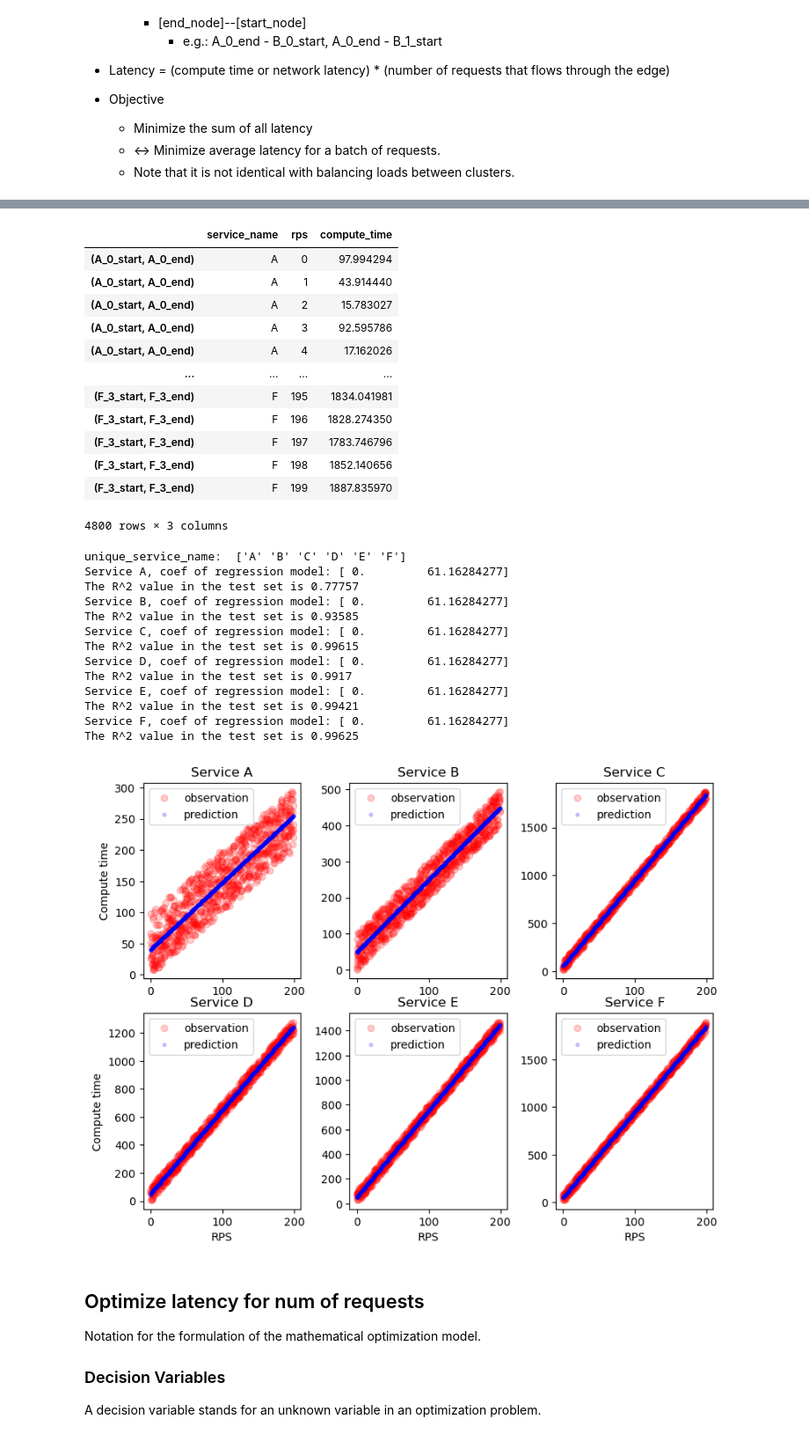
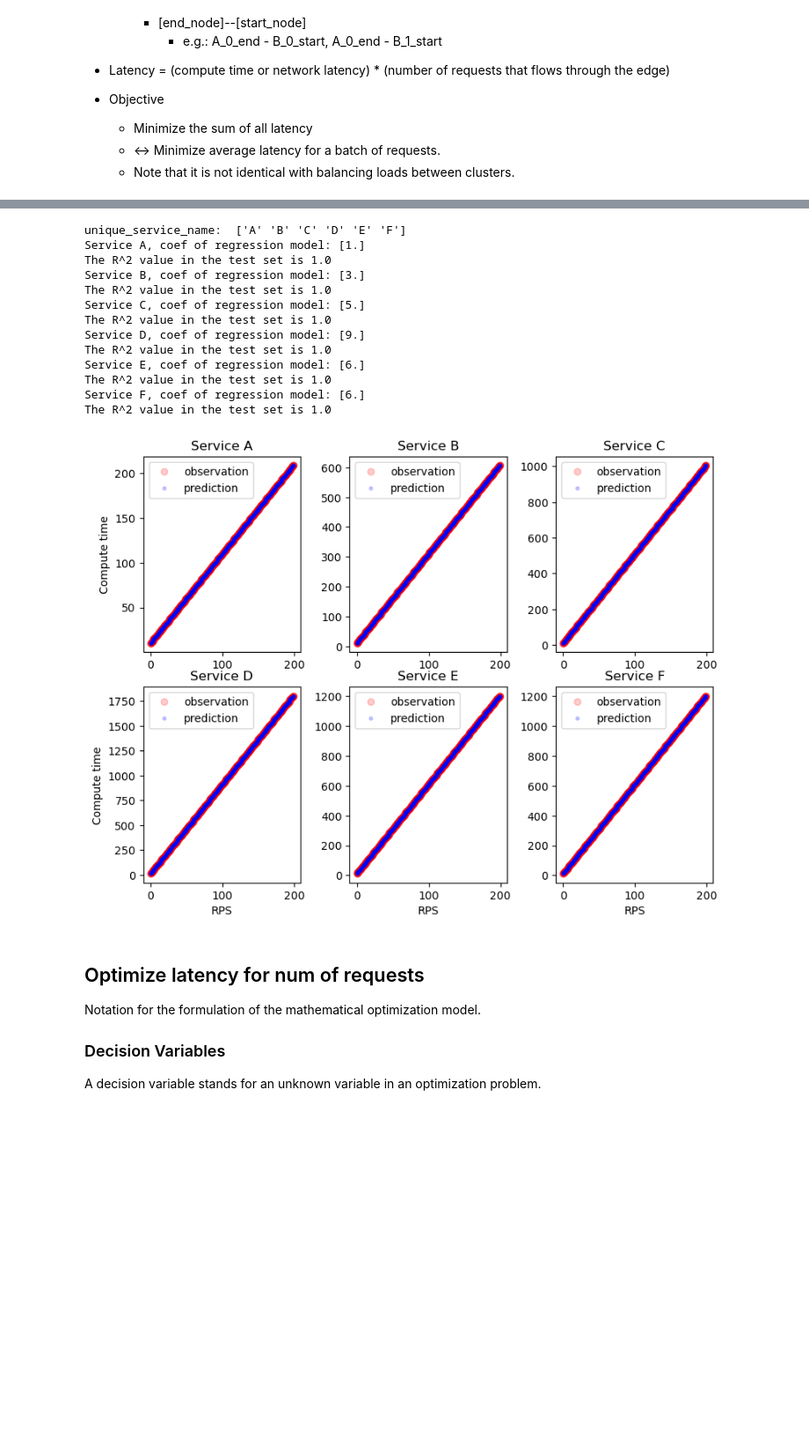
Before and after one commit to netarch/slate-sim, a Jupyter notebook: light_ml_optimizer.ipynb, the cells around one changed output, grey strips where cells are left out. Shown at 88% size. Saved outputs shown, nothing was run; the diff lists cells and outputs as text; code cells hidden in the pictures; blank space fills up the shorter version.

Commit message:
Update light_ml_optimizer.ipynb (fixed infeasible model problem. now it is solved. still need to verify that the model is defined correctly.)

```diff
--- a/light_ml_optimizer.ipynb
+++ b/light_ml_optimizer.ipynb
@@ -131,7 +131,13 @@ for repl in sim.dag.all_replica:
             per_service_compute_arc[repl.service.name] = list()
         per_service_compute_arc[repl.service.name].append(var_name)
         svc_name_list.append(repl.service.name)
-print(compute_arc_var_name)
+# for k, v in per_service_compute_arc.items():
+#     print(k, v)
+# print(len(compute_arc_var_name))
+# for elem in compute_arc_var_name:
+#     print(elem)
+# print(sim.dag.all_replica)
+
 network_arc_var_name = list()
 for parent_repl in sim.dag.child_replica:
     for child_svc in sim.dag.child_replica[parent_repl]:
@@ -172,9 +178,10 @@ for i in range(len(compute_arc_var_name)):
 for elem in compute_arc_var_name:
     for i in range(num_data_point):
         svc_name = elem[0][0]
-        slope = abs(hash(svc_name)%10)
+        slope = abs(hash(svc_name)%10)+1
         # print("slope({}) = {}".format(svc_name, slope))
-        y_compute_time.append(pow(x_rps[i],true_function_degree)*slope + random.random()*randomize_factor)
+        # y_compute_time.append(pow(x_rps[i],true_function_degree)*slope + random.random()*randomize_factor*slope)
+        y_compute_time.append(pow(x_rps[i],true_function_degree)*slope + 10)
 
 compute_time_observation = pd.DataFrame(
     data={
@@ -184,9 +191,10 @@ compute_time_observation = pd.DataFrame(
     },
     index=x_repl_name
 )
-
-
-print("<compute_time_observation df>")
+# with pd.option_context('display.max_colwidth', None):
+#     with pd.option_context('display.max_rows', None):
+#         print("<compute_time_observation df>")
+#         print(compute_time_observation.shape)
 display(compute_time_observation)
 
 ## Per-service rps-to-compute time modeling.
@@ -201,6 +209,7 @@ fig.tight_layout()
 # print(plot_list[0])
 # print(plot_list[0][0])
 
+max_compute_time = dict()
 idx = 0
 regressor_dict = dict()
 for svc_name in unique_service_name:
@@ -208,12 +217,14 @@ for svc_name in unique_service_name:
     # X = temp_df[["service_name", "rps"]]
     X = temp_df[["rps"]]
     y = temp_df["compute_time"]
+    max_compute_time[svc_name] = max(y)
+    # print("max(y): ", max(y))
     X_train, X_test, y_train, y_test = train_test_split(
         X, y, train_size=0.8, random_state=1
     )
     feat_transform = make_column_transformer(
-        # (OneHotEncoder(), ["service_name"]),
-        (StandardScaler(), ["rps"]),
+        # (StandardScaler(), ["rps"]),
+        ("passthrough", ["rps"]),
         verbose_feature_names_out=False,
         remainder='drop'
     )
@@ -225,7 +236,7 @@ for svc_name in unique_service_name:
         regressor_dict[svc_name] = make_pipeline(feat_transform, poly, LinearRegression())
         regressor_dict[svc_name].fit(X_train, y_train)
 
-    print("Service {}, coef of regression model: {}".format(svc_name, reg["linearregression"].coef_))
+    print("Service {}, coef of regression model: {}".format(svc_name, regressor_dict[svc_name]["linearregression"].coef_))
     ## Run prediction and compare it with the ground truth to see how accurate the trained model is
     y_pred = regressor_dict[svc_name].predict(X_test)
     print(f"The R^2 value in the test set is {np.round(r2_score(y_test, y_pred),5)}")
@@ -248,30 +270,17 @@ for svc_name in unique_service_name:
-|  | service_name | rps | compute_time |
-| (A_0_start, A_0_end) | A | 0 | 97.994294 |
-| (A_0_start, A_0_end) | A | 1 | 43.914440 |
-| (A_0_start, A_0_end) | A | 2 | 15.783027 |
-| (A_0_start, A_0_end) | A | 3 | 92.595786 |
-| (A_0_start, A_0_end) | A | 4 | 17.162026 |
-| ... | ... | ... | ... |
-| (F_3_start, F_3_end) | F | 195 | 1834.041981 |
-| (F_3_start, F_3_end) | F | 196 | 1828.274350 |
-| (F_3_start, F_3_end) | F | 197 | 1783.746796 |
-| (F_3_start, F_3_end) | F | 198 | 1852.140656 |
-| (F_3_start, F_3_end) | F | 199 | 1887.835970 |
-4800 rows × 3 columns
+unique_service_name:  ['A' 'B' 'C' 'D' 'E' 'F']
+Service A, coef of regression model: [1.]
+The R^2 value in the test set is 1.0
+Service B, coef of regression model: [3.]
+The R^2 value in the test set is 1.0
+Service C, coef of regression model: [5.]
+The R^2 value in the test set is 1.0
+Service D, coef of regression model: [9.]
+The R^2 value in the test set is 1.0
+Service E, coef of regression model: [6.]
+The R^2 value in the test set is 1.0
+Service F, coef of regression model: [6.]
+The R^2 value in the test set is 1.0
-unique_service_name:  ['A' 'B' 'C' 'D' 'E' 'F']
-Service A, coef of regression model: [ 0.         61.16284277]
-The R^2 value in the test set is 0.77757
-Service B, coef of regression model: [ 0.         61.16284277]
-The R^2 value in the test set is 0.93585
-Service C, coef of regression model: [ 0.         61.16284277]
-The R^2 value in the test set is 0.99615
-Service D, coef of regression model: [ 0.         61.16284277]
-The R^2 value in the test set is 0.9917
-Service E, coef of regression model: [ 0.         61.16284277]
-The R^2 value in the test set is 0.99421
-Service F, coef of regression model: [ 0.         61.16284277]
-The R^2 value in the test set is 0.99625
-[figure, old version]
+[figure, new version]
 # %% [markdown]
 ## Optimize latency for num of requests
 Notation for the formulation of the mathematical optimization model.
```
Also changed, not shown: parts of 17 cells of this notebook.
